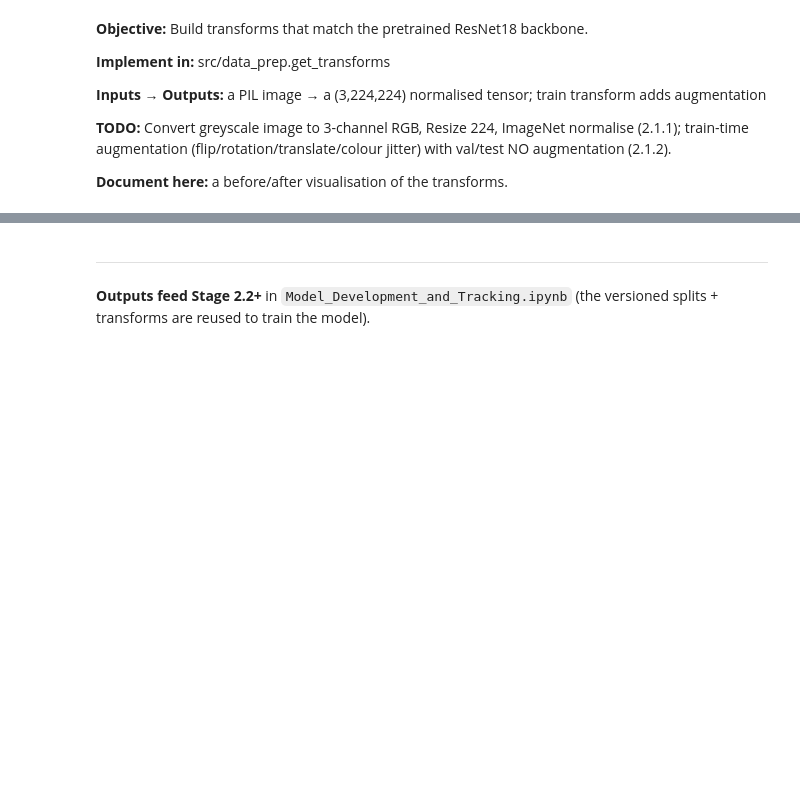
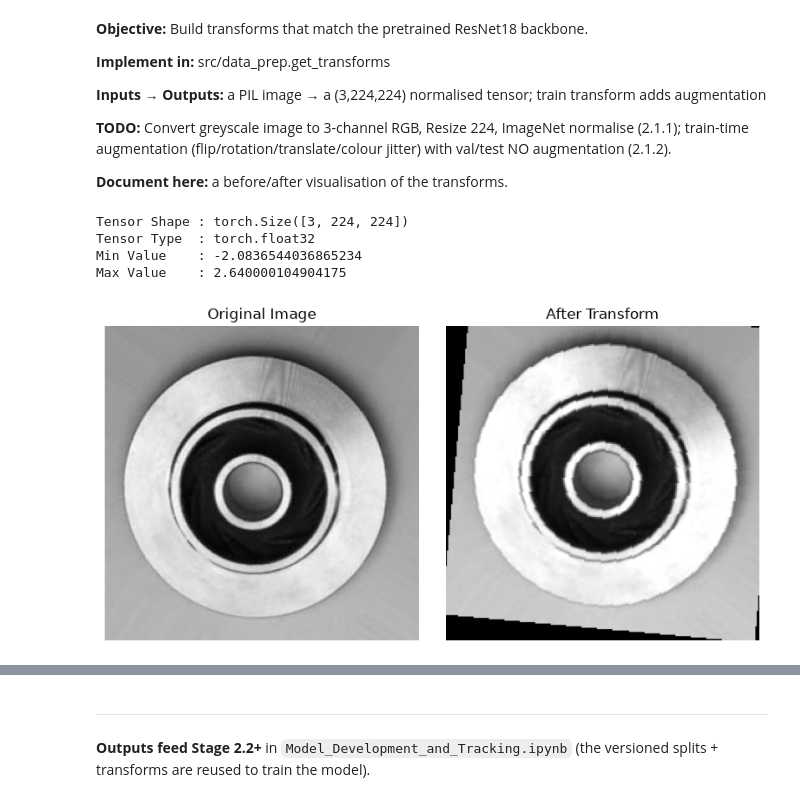
Before and after one commit to abhinavmathurai02-abhi/casting-defect-detection-mlops, a Jupyter notebook: Data_Preparation.ipynb, the cells around one changed output, grey strips where cells are left out. Drawn from its saved outputs; the diff is of its cells as text; code cells hidden in the pictures; blank space fills up the shorter version.

Commit message:
Complete data preparation pipeline with preprocessing and augmentation

```diff
--- a/Data_Preparation.ipynb
+++ b/Data_Preparation.ipynb
@@ -573,3 +573,65 @@ Since this analysis is based on the sample dataset, the trends may differ slight
 **Document here:** a before/after visualisation of the transforms.
 # %%
 # TODO 2.1.1-2.1.2: tf=data_prep.get_transforms(train=True); verify a sample tensor is (3,224,224)
+# %%
+from PIL import Image
+
+root = data_prep.find_data_root()
+
+sample_image = sorted(
+    (root / "train" / "ok_front").glob("*.jpeg")
+)[0]
+
+img = Image.open(sample_image)
+
+train_tf = data_prep.get_transforms(train=True)
+
+tensor = train_tf(img)
+
+print("Tensor Shape :", tensor.shape)
+
+print("Tensor Type  :", tensor.dtype)
+
+print("Min Value    :", tensor.min().item())
+
+print("Max Value    :", tensor.max().item())
+# %% [output]
+Tensor Shape : torch.Size([3, 224, 224])
+Tensor Type  : torch.float32
+Min Value    : -2.0836544036865234
+Max Value    : 2.640000104904175
+# %%
+import matplotlib.pyplot as plt
+
+fig, ax = plt.subplots(1, 2, figsize=(8,4))
+
+ax[0].imshow(img, cmap="gray")
+ax[0].set_title("Original Image")
+ax[0].axis("off")
+
+transformed = tensor.permute(1,2,0)
+
+# Undo normalization for display
+display_img = transformed.clone()
+
+for c in range(3):
+    display_img[:,:,c] = (
+        display_img[:,:,c] *
+        config.IMAGENET_STD[c]
+        +
+        config.IMAGENET_MEAN[c]
+    )
+
+display_img = display_img.clamp(0,1)
+
+ax[1].imshow(display_img)
+
+ax[1].set_title("After Transform")
+
+ax[1].axis("off")
+
+plt.tight_layout()
+
+plt.show()
+# %% [output]
+[figure, added]
```
Also changed, not shown: parts of 2 cells of this notebook, 1 other file.
